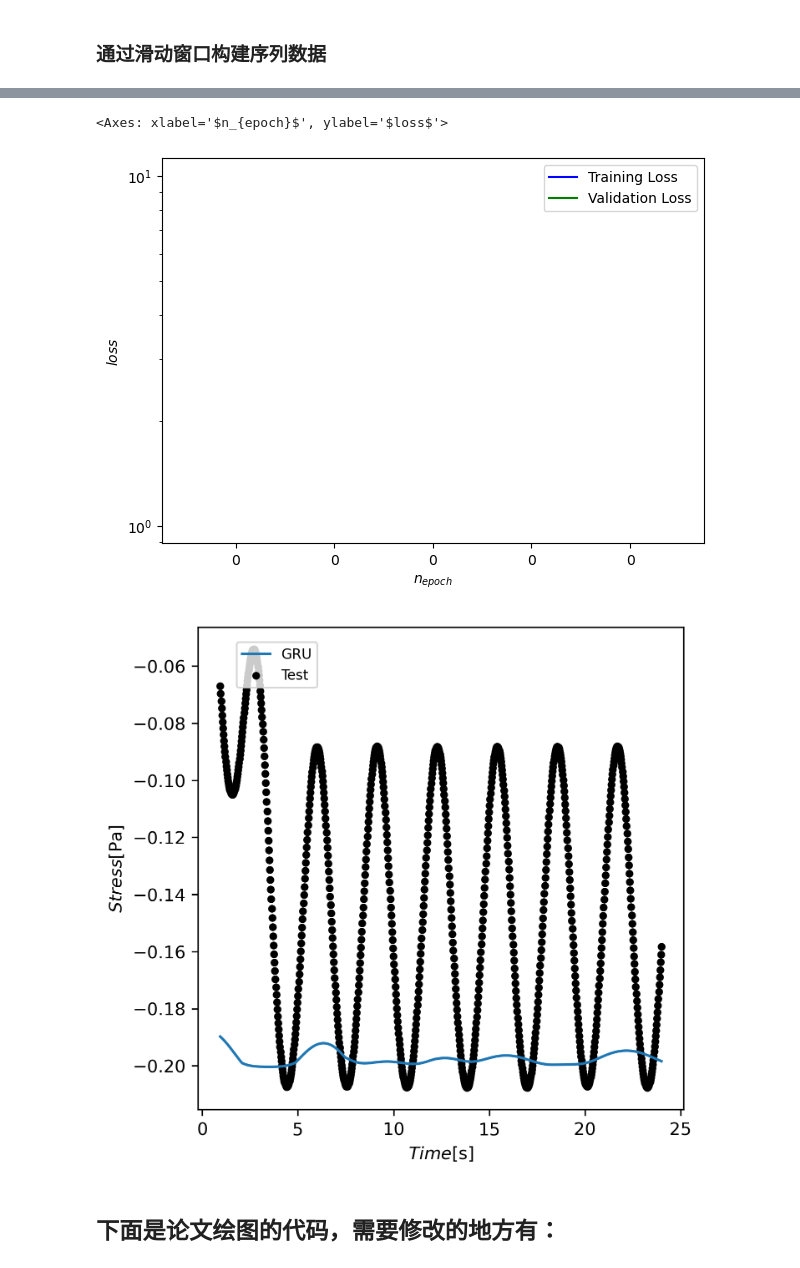
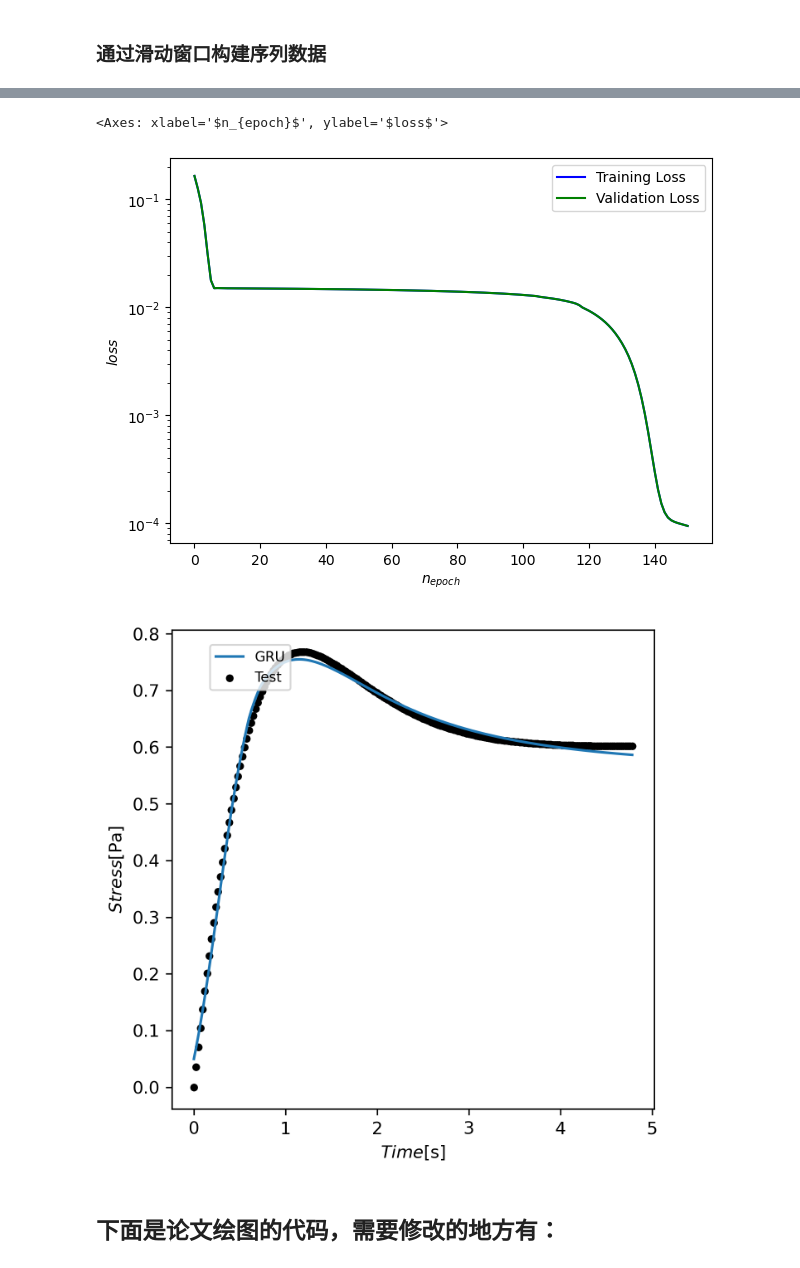
Before and after one commit to xiaolihuamao/Constitutive_Equation, a Jupyter notebook: stress_strain_fitting/newexperiment/pi_gru_giesekus_linear.ipynb, the cells around one changed output, grey strips where cells are left out. Drawn from its saved outputs; the diff is of its cells as text; code cells hidden in the pictures.

Commit message:
add giesekus saos2laos sigma

```diff
--- a/stress_strain_fitting/newexperiment/pi_gru_giesekus_linear.ipynb
+++ b/stress_strain_fitting/newexperiment/pi_gru_giesekus_linear.ipynb
@@ -40,7 +40,7 @@ Using GPU: NVIDIA GeForce RTX 2080 Ti
 DTYPE = torch.float32
 
 # 设置随机种子
-SEED = 46
+SEED = 48
 os.environ['PYTHONHASHSEED'] = str(SEED)
 np.random.seed(SEED)
 torch.manual_seed(SEED)
@@ -48,7 +48,7 @@ random.seed(SEED)
 
 df = {}
 # 读取数据
-url = '../data/giesekus_model_train_data.xlsx'
+url = '../data/giesekus_model_test_data.xlsx'
 
 df = pd.read_excel(url, sheet_name=None)
 data_HF = [[k, v] for k, v in df.items()]  # k is the sheet name, v is the pandas df
@@ -56,9 +56,9 @@ data_HF = [[k, v] for k, v in df.items()]  # k is the sheet name, v is the panda
 data_train=pd.DataFrame()
 data_valid=pd.DataFrame()
 for i, (sheet_name, sheet_data) in enumerate(data_HF):
-    if i==0:
+    if i==3:
         # 假设 sheet_data 是一个 DataFrame
-        half_length = len(sheet_data) // 1
+        half_length = len(sheet_data) // 5
         sheet_data = sheet_data.iloc[:half_length]
         data_valid=sheet_data
         data_train=pd.concat([data_train, sheet_data], ignore_index=True)
@@ -110,7 +110,7 @@ Xy_data_HF shape: torch.Size([1000, 5])
 ### 通过滑动窗口构建序列数据
 # %%
 # 定义时间步长
-time_steps = 40
+time_steps = 1
 # 动态窗口实现
 def create_dynamic_window(data, time_steps):
     """
@@ -294,10 +294,10 @@ class PINNSolver():
 
         Loss_L2 = 1e-5 * sum(torch.sum(w_**2) for w_ in self.model.parameters())
         # 计算高频数据集的 Huber Loss
-        Loss_data_HF = F.smooth_l1_loss(y_pred_HF[:,1], y_data_HF[:,1])
+        Loss_data_HF = F.smooth_l1_loss(y_pred_HF[:,2], y_data_HF[:,2])
 
         # 计算验证集的 Huber Loss
-        Loss_data_valid = F.smooth_l1_loss(y_pred_valid[:,1], y_data_valid[:,1])
+        Loss_data_valid = F.smooth_l1_loss(y_pred_valid[:,2], y_data_valid[:,2])
         return Loss_data_HF,Loss_data_valid
 
     # 训练核心函数，包括loss计算梯度计算和反向传播
@@ -396,13 +396,13 @@ X_data_valid = X_data_valid.to(device)  # 将验证集输入数据移动到 GPU
 y_data_valid = y_data_valid.to(device)  # 将验证集标签数据移动到 GPU
 # %%
 # 定义学习率调度器
-lr = 1e-2
+lr = 1e-3
 optimizer = optim.Adam(list(model.parameters()), lr=lr)
 scheduler = ReduceLROnPlateau(optimizer, mode='min', factor=0.5, patience=5, verbose=True)
-batch=1000
+batch=10
 # 定义训练模式
 mode = 'PyTorch_optimizer'
-N = int(1300) + 1  # 训练迭代次数
+N = int(150) + 1  # 训练迭代次数
 
 try:
     runtime
@@ -439,7 +427,7 @@ Runtime: 3.517 minutes
 solver.plot_loss_history()
 # %% [output]
 <Axes: xlabel='$n_{epoch}$', ylabel='$loss$'>
-[figure, old version]
+[figure, new version]
 # %%
 model.eval()
 
@@ -461,34 +449,34 @@ num_points = len(data_valid)
 step = max(1, num_points//50000)  # 确保步长至少为1
 sampled_indices = range(1, num_points, step)
 
 # 按等间隔取点
 sampled_test_data = data_valid.iloc[sampled_indices]
 y_MF = model(X_data_valid)
 # 反归一化 y_MF
 y_MF=y_MF.cpu().detach().numpy()
 # 提取后三列的归一化参数
 y_min = scaler.data_min_[-3:]  # 后三列的最小值
 y_max = scaler.data_max_[-3:]  # 后三列的最大值
 # 手动反归一化
 y_MF_denorm = y_MF * (y_max - y_min) + y_min
     # 绘制数据
-ax.plot(data_valid['Time'].values[time_steps-1:], y_MF_denorm[:,1], color=colors['blue'],label='GRU')
+ax.plot(data_valid['Time'].values[time_steps-1:], y_MF_denorm[:,2], color=colors['blue'],label='GRU')
 
-ax.scatter(data_valid['Time'].values[time_steps-1:], data_valid['σ22'].values[time_steps-1:], color=colors['black'], marker='o',
+ax.scatter(data_valid['Time'].values[time_steps-1:], data_valid['σ12'].values[time_steps-1:], color=colors['black'], marker='o',
             label='Test',s=12)
 
 
 
 # ax.axvspan(1, 100, color='gray', alpha=0.2) 突出标记
 # ax.set_xscale('log')
 #ax.set_yscale('log')
 ax.set_ylabel('$Stress$$\mathrm{[Pa]}$')
 ax.set_xlabel('$Time$[s]')
 # ax.grid()
 # 调整图例的大小和位置
 legend = ax.legend(fontsize=8, loc='lower right', bbox_to_anchor=(0.26, 0.86))
 #ax.invert_xaxis()
 plt.show()
 # %% [output]
-[figure, old version]
+[figure, new version]
 # %%
```
Also changed, not shown: parts of 16 cells of this notebook, 2 other files.
